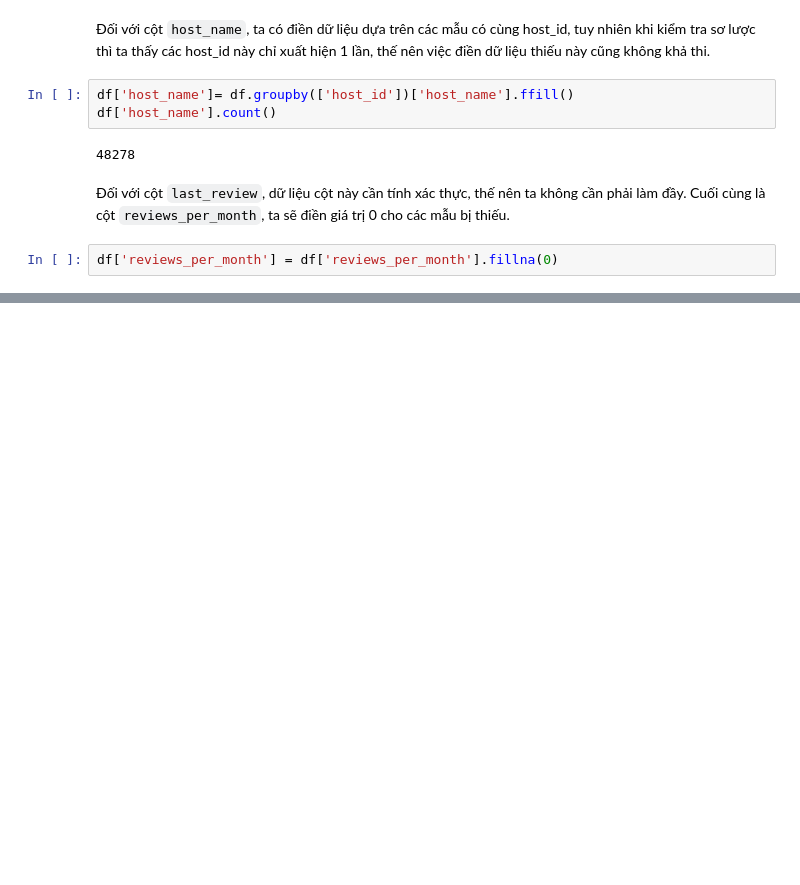
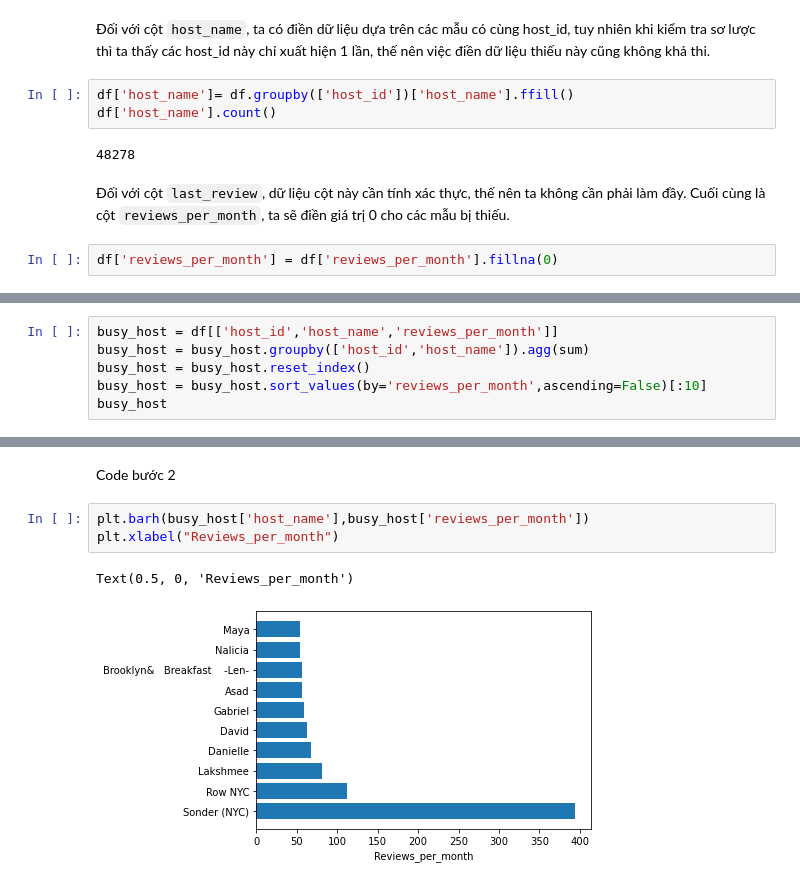
Before and after one commit to huutuan122/P4DS_Final, a Jupyter notebook: code/Truong.ipynb, the cells around one changed output, grey strips where cells are left out. Saved outputs shown, nothing was run; the diff lists cells and outputs as text; blank space fills up the shorter version.

```diff
--- a/code/Truong.ipynb
+++ b/code/Truong.ipynb
@@ -289,0 +317,6 @@ df['reviews_per_month'] = df['reviews_per_month'].fillna(0)
+# %%
+busy_host = df[['host_id','host_name','reviews_per_month']]
+busy_host = busy_host.groupby(['host_id','host_name']).agg(sum)
+busy_host = busy_host.reset_index()
+busy_host = busy_host.sort_values(by='reviews_per_month',ascending=False)[:10]
+busy_host
@@ -289,0 +335,8 @@ df['reviews_per_month'] = df['reviews_per_month'].fillna(0)
+# %% [markdown]
+Code bước 2
+# %%
+plt.barh(busy_host['host_name'],busy_host['reviews_per_month'])
+plt.xlabel("Reviews_per_month")
+# %% [output]
+Text(0.5, 0, 'Reviews_per_month')
+[figure, added]
```
Also changed, not shown: parts of 12 cells of this notebook.
